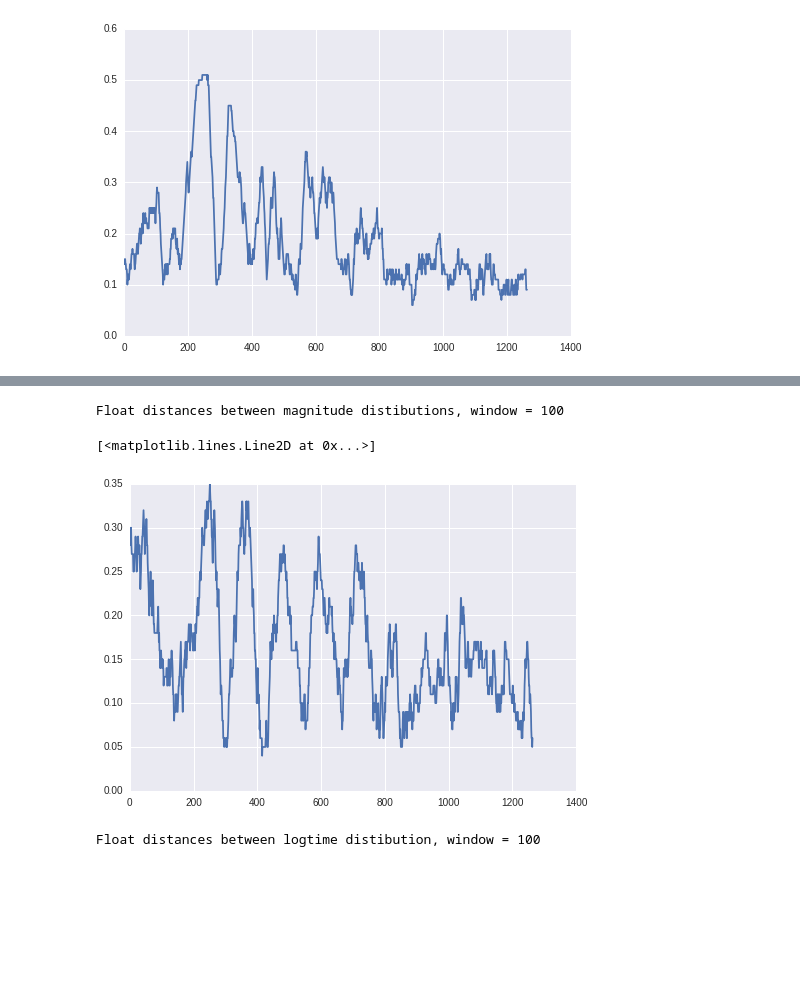
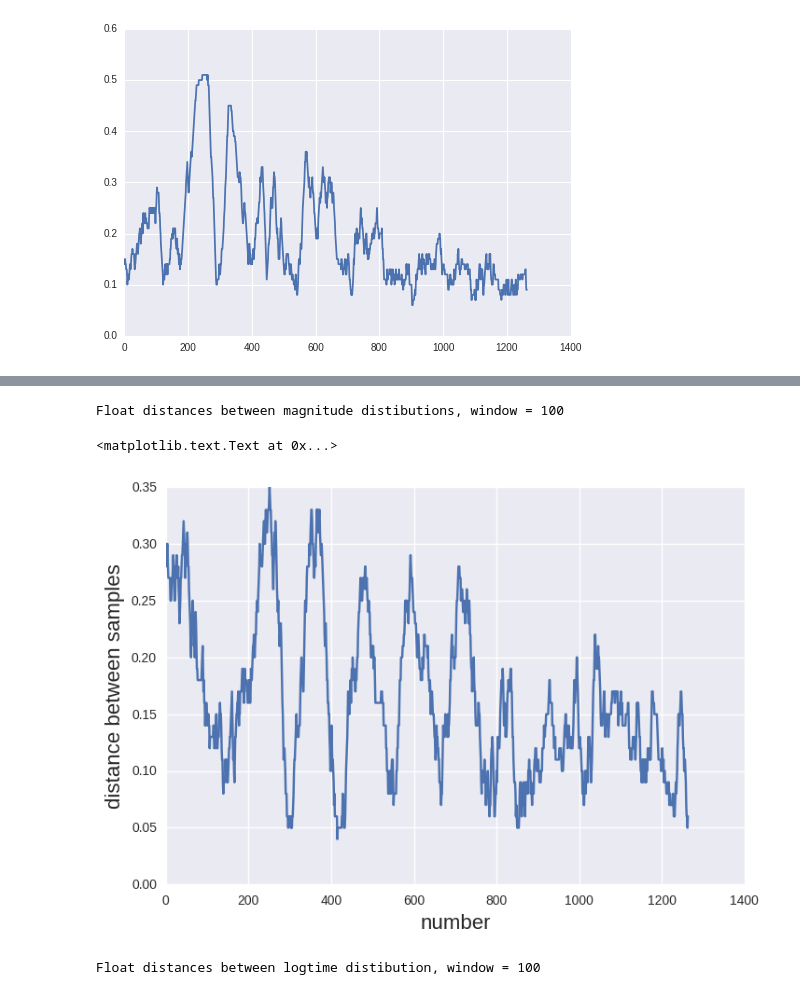
Before and after one commit to HoodPanther/earthquakes-1, a Jupyter notebook: Earthquakes-Copy1.ipynb, the cells around one changed output, grey strips where cells are left out. Drawn from its saved outputs; the diff is of its cells as text; code cells hidden in the pictures; blank space fills up the shorter version.

```diff
--- a/Earthquakes-Copy1.ipynb
+++ b/Earthquakes-Copy1.ipynb
@@ -175,10 +200,12 @@ Float distances between depth distibutions, window = 100
 # %%
 print "Float distances between magnitude distibutions, window = 100"
 plt.plot(distanceplot(df.Magnitude,100,100))
+plt.xlabel('number',fontsize=16)
+plt.ylabel('distance between samples',fontsize=16)
 # %% [output]
 Float distances between magnitude distibutions, window = 100
-[<matplotlib.lines.Line2D at 0x...>]
+<matplotlib.text.Text at 0x...>
-[figure, old version]
+[figure, new version]
 # %%
 print "Float distances between logtime distibution, window = 100"
 plt.plot(distanceplot(df.logtime,100,100))
```
Also changed, not shown: parts of 11 cells of this notebook.
